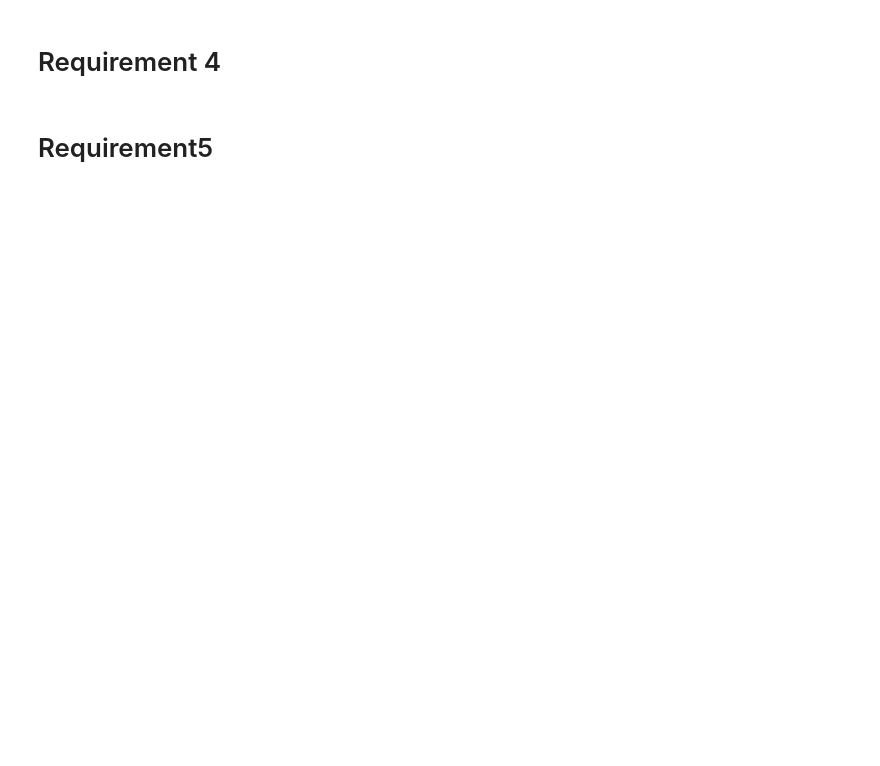
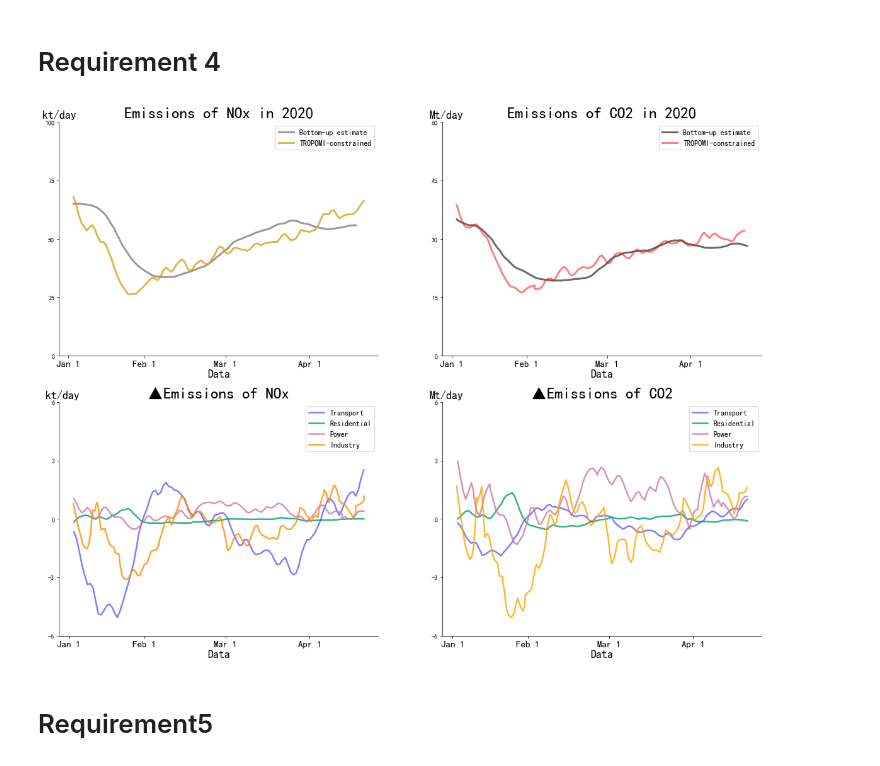
Before and after one commit to wocaishiniliu/data_visual_pro2, a Jupyter notebook: pro2.ipynb, the cells around one changed output. Cells and saved outputs as stored; diff of their text form; code cells hidden in the pictures; blank space fills up the shorter version.

```diff
--- a/pro2.ipynb
+++ b/pro2.ipynb
@@ -90,4 +96,66 @@ plt.show()
 # %% [markdown]
 # Requirement 4
+# %%
+plt.rcParams['font.sans-serif']=['SimHei']
+plt.rcParams['axes.unicode_minus']=False
+matplotlib.rcParams['axes.unicode_minus']=False
+fig,ax=plt.subplots(2,2,figsize=(20,15))
+plt.rcParams['font.sans-serif'] = ['SimHei']
+for i in [0,1]:
+    for j in [0,1]:
+        ax[i,j].spines['top'].set_visible(False)
+        ax[i,j].spines['right'].set_visible(False)
+
+ax[0,0].plot(a2["x"], a2["y"],color='grey',linewidth=3,label='Bottom-up estimate',alpha=0.8)
+ax[0,0].plot(a1["x"], a1["y"],color='goldenrod',linewidth=3,label='TROPOMI-constrained',alpha=0.8)
+ax[0,0].set_yticks([0,25,50,75,100])
+ax[0,0].set_xticks([0.1,28,58,89])
+ax[0,0].set_xticklabels(['Jan 1','Feb 1','Mar 1','Apr 1'],fontdict={'size':15})
+ax[0,0].set_ylim(0, 100)
+ax[0,0].set_ylabel('kt/day',rotation="horizontal",ha="left",y=1.01,va="bottom",fontsize=18)
+ax[0,0].set_xlabel('Data',fontdict={'size':18},labelpad=2)
+ax[0,0].legend(fontsize=12,loc = 'upper right')
+ax[0,0].set_title("Emissions of NOx in 2020",fontdict={'size':25})
+
+
+ax[0,1].set_ylim(0, 60)
+ax[0,1].plot(b2["x"], b2["y"],color='dimgray',linewidth=3,label='Bottom-up estimate',alpha=1)
+ax[0,1].plot(b1["x"], b1["y"],color='red',linewidth=3,label='TROPOMI-constrained',alpha=0.5)
+ax[0,1].set_yticks([0,15,30,45,60])
+ax[0,1].set_ylabel('Mt/day',rotation="horizontal",ha="left",y=1.01,va="bottom",fontsize=18)
+ax[0,1].set_xlabel('Data',fontdict={'size':18},labelpad=2)
+ax[0,1].set_xticks([0.1,28,58,89])
+ax[0,1].set_xticklabels(['Jan 1','Feb 1','Mar 1','Apr 1'],fontdict={'size':15})
+ax[0,1].legend(fontsize=12,loc = 'upper right')
+ax[0,1].set_title("Emissions of CO2 in 2020",fontdict={'size':25})
+
+ax[1,0].set_ylim(-6, 6)
+ax[1,0].plot(c_blue["x"], c_blue["y"],c="blue",linewidth=2.5,label='Transport',alpha=0.5)
+ax[1,0].plot(c_green["x"], c_green["y"], c="#009E73",linewidth=2.5,label='Residential',alpha=0.8)
+ax[1,0].plot(c_red["x"], c_red["y"], c="#CC79A7", linewidth=2.5,label='Power',alpha=0.8)
+ax[1,0].plot(c_yellow["x"], c_yellow["y"], c="darkorange",linewidth=2.5,label='Industry',alpha=0.8)
+ax[1,0].set_yticks([-6,-3,0,3,6])
+ax[1,0].set_ylabel('kt/day',rotation="horizontal",ha="left",y=1.01,va="bottom",fontsize=18)
+ax[1,0].set_xlabel('Data',fontdict={'size':18},labelpad=2)
+ax[1,0].set_xticks([0.1,28,58,89])
+ax[1,0].set_xticklabels(['Jan 1','Feb 1','Mar 1','Apr 1'],fontdict={'size':15})
+ax[1,0].legend(fontsize=12,loc = 'upper right')
+ax[1,0].set_title("▲Emissions of NOx",fontdict={'size':25})
+
+ax[1,1].set_ylim(-6, 6)
+ax[1,1].plot(d_blue["x"], d_blue["y"],c="blue",linewidth=2.5,label='Transport',alpha=0.5)
+ax[1,1].plot(d_green["x"], d_green["y"], c="#009E73",linewidth=2.5,label='Residential',alpha=0.8)
+ax[1,1].plot(d_red["x"], d_red["y"], c="#CC79A7", linewidth=2.5,label='Power',alpha=0.8)
+ax[1,1].plot(d_yellow["x"], d_yellow["y"], c="orange",linewidth=2.5,label='Industry',alpha=0.8)
+ax[1,1].set_yticks([-6,-3,0,3,6])
+ax[1,1].set_ylabel('Mt/day',rotation="horizontal",ha="left",y=1.01,va="bottom",fontsize=18)
+ax[1,1].set_xlabel('Data',fontdict={'size':18},labelpad=2)
+ax[1,1].set_xticks([0.1,28,58,89])
+ax[1,1].set_xticklabels(['Jan 1','Feb 1','Mar 1','Apr 1'],fontdict={'size':15})
+ax[1,1].legend(fontsize=12,loc = 'upper right')
+ax[1,1].set_title("▲Emissions of CO2",fontdict={'size':25})
+plt.show()
+# %% [output]
+[figure, added]
 # %% [markdown]
 # Requirement5
```
Also changed, not shown: parts of 3 cells of this notebook.
